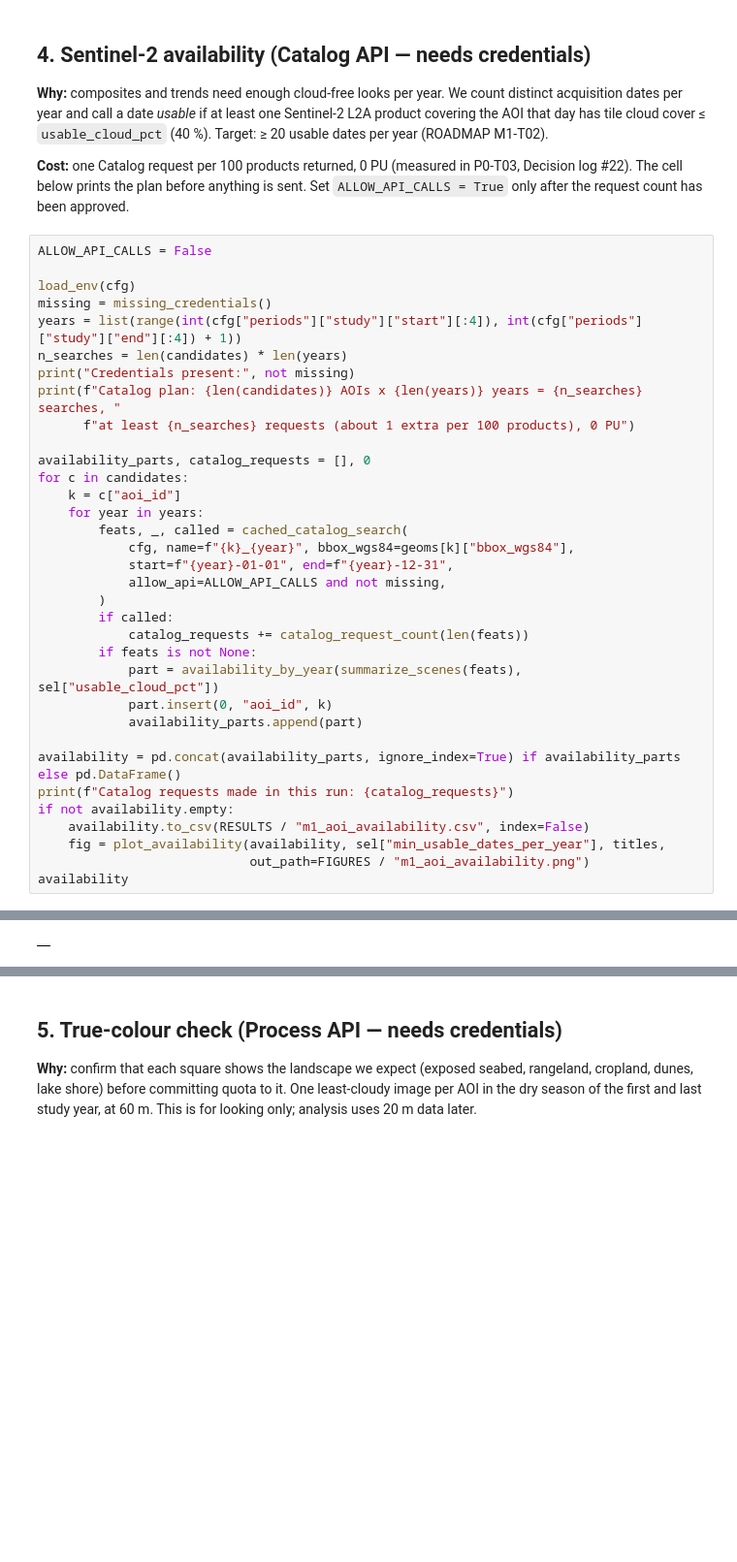
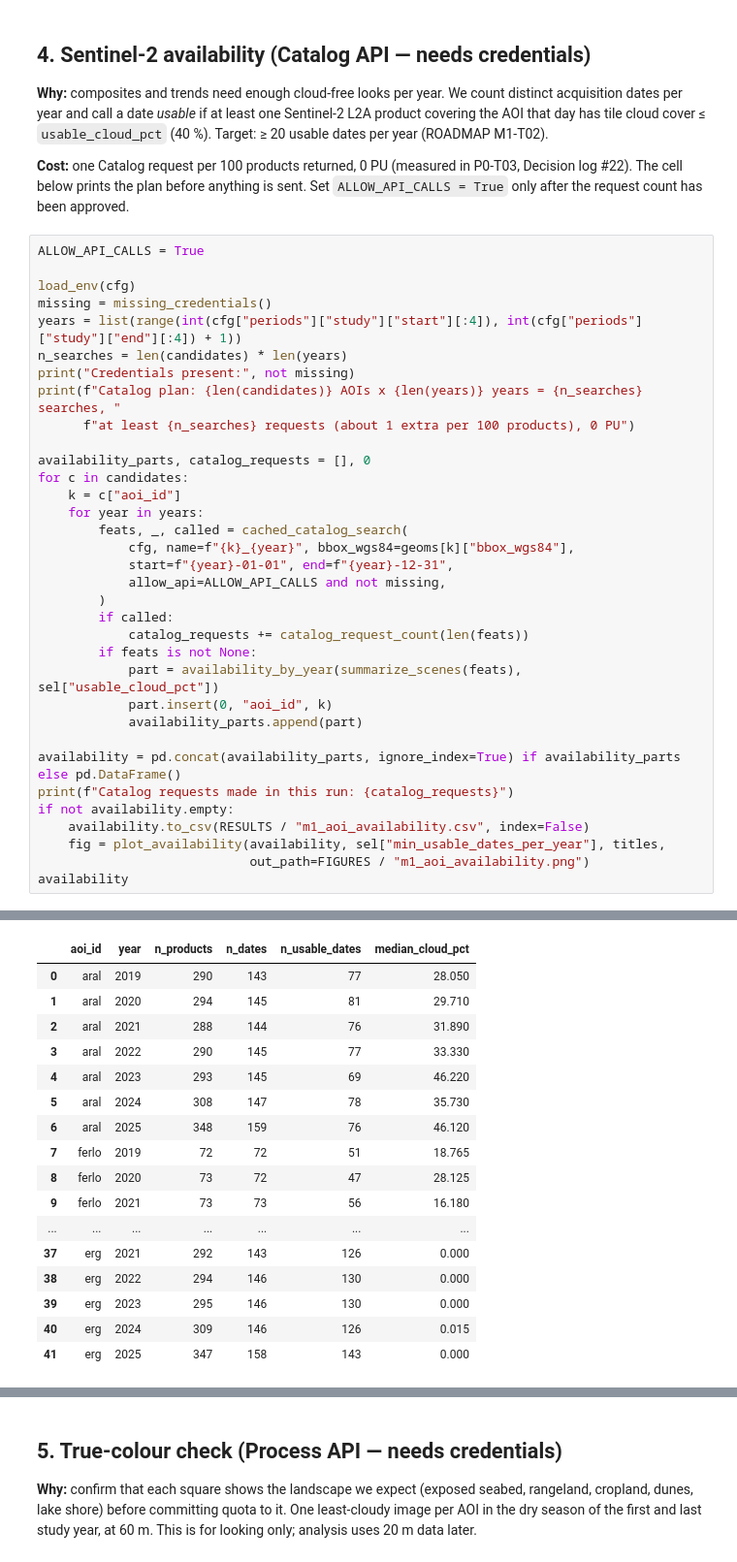
Before and after one commit to ckrvtz/cs482proj, a Jupyter notebook: notebooks/01b_aoi_selection.ipynb, the cells around one changed output, grey strips where cells are left out. Shown at 97% size. Drawn from its saved outputs; the diff is of its cells as text; blank space fills up the shorter version.

```diff
--- a/notebooks/01b_aoi_selection.ipynb
+++ b/notebooks/01b_aoi_selection.ipynb
@@ -171,7 +175,7 @@ if overview is not None:
 
 **Cost:** one Catalog request per 100 products returned, 0 PU (measured in P0-T03, Decision log #22). The cell below prints the plan before anything is sent. Set `ALLOW_API_CALLS = True` only after the request count has been approved.
 # %%
-ALLOW_API_CALLS = False
+ALLOW_API_CALLS = True
 
 load_env(cfg)
 missing = missing_credentials()
@@ -209,3 +213,19 @@ Credentials present: False
 Catalog plan: 6 AOIs x 7 years = 42 searches, at least 42 requests (about 1 extra per 100 products), 0 PU
 Catalog requests made in this run: 0
-|  |
+|  | aoi_id | year | n_products | n_dates | n_usable_dates | median_cloud_pct |
+| 0 | aral | 2019 | 290 | 143 | 77 | 28.050 |
+| 1 | aral | 2020 | 294 | 145 | 81 | 29.710 |
+| 2 | aral | 2021 | 288 | 144 | 76 | 31.890 |
+| 3 | aral | 2022 | 290 | 145 | 77 | 33.330 |
+| 4 | aral | 2023 | 293 | 145 | 69 | 46.220 |
+| 5 | aral | 2024 | 308 | 147 | 78 | 35.730 |
+| 6 | aral | 2025 | 348 | 159 | 76 | 46.120 |
+| 7 | ferlo | 2019 | 72 | 72 | 51 | 18.765 |
+| 8 | ferlo | 2020 | 73 | 72 | 47 | 28.125 |
+| 9 | ferlo | 2021 | 73 | 73 | 56 | 16.180 |
+| ... | ... | ... | ... | ... | ... | ... |
+| 37 | erg | 2021 | 292 | 143 | 126 | 0.000 |
+| 38 | erg | 2022 | 294 | 146 | 130 | 0.000 |
+| 39 | erg | 2023 | 295 | 146 | 130 | 0.000 |
+| 40 | erg | 2024 | 309 | 146 | 126 | 0.015 |
+| 41 | erg | 2025 | 347 | 158 | 143 | 0.000 |
```
Also changed, not shown: parts of 7 cells of this notebook, 4 other files.
